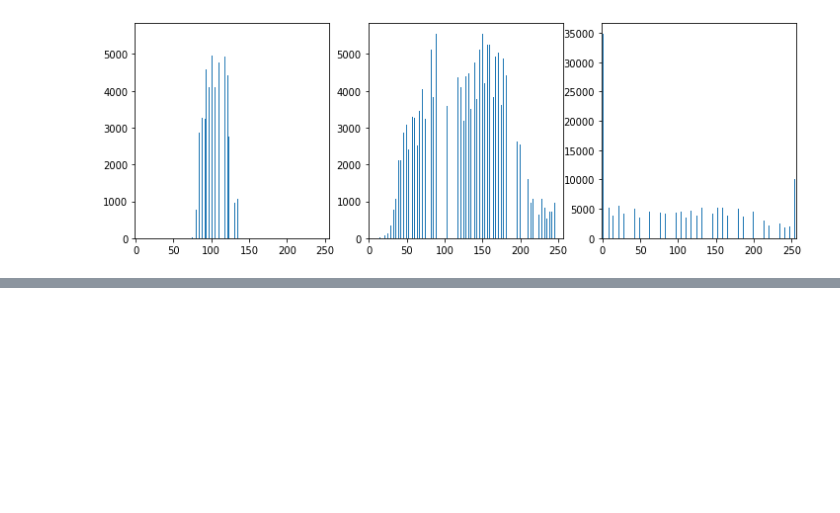
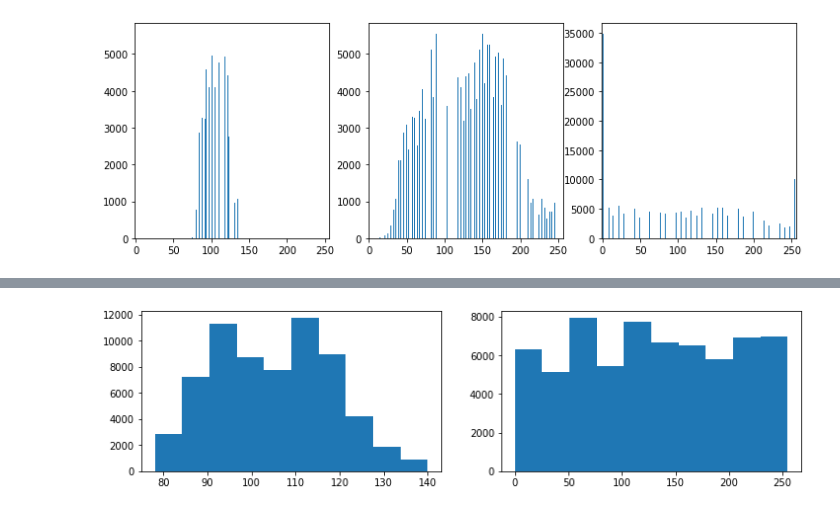
Before and after one commit to azugxi7374/garakuta222, a Jupyter notebook: 004_gazo/008.ipynb, the cells around one changed output, grey strips where cells are left out. Drawn from its saved outputs; the diff is of its cells as text; code cells hidden in the pictures; blank space fills up the shorter version.

```diff
--- a/004_gazo/008.ipynb
+++ b/004_gazo/008.ipynb
@@ -189,0 +210,7 @@ plt.show()
+# %%
+plt.figure(figsize=(12,3))
+plt.subplot(1,2,1); plt.hist(img_dark_gray.ravel())
+plt.subplot(1,2,2); plt.hist(img_dark_gray_hist_equ.ravel())
+plt.show()
+# %% [output]
+[figure, added]
```
Also changed, not shown: parts of 1 cell of this notebook.
